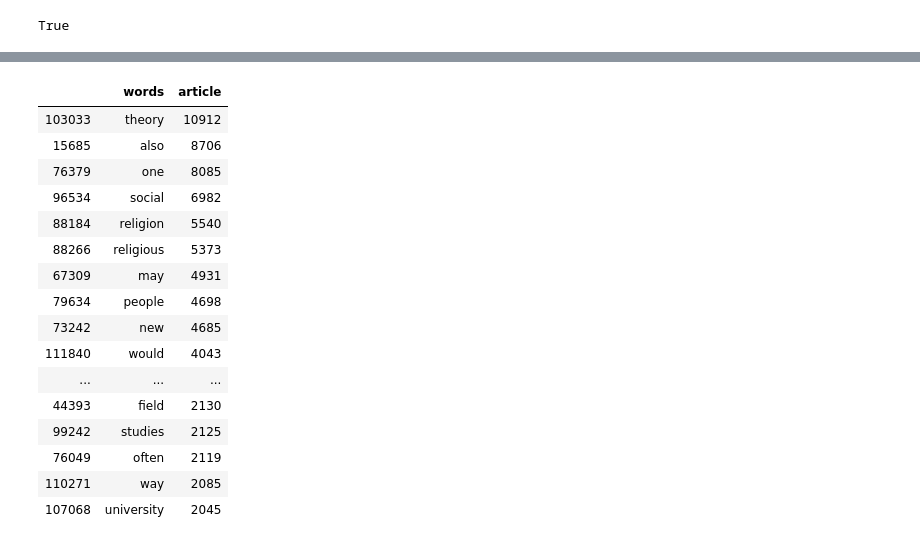
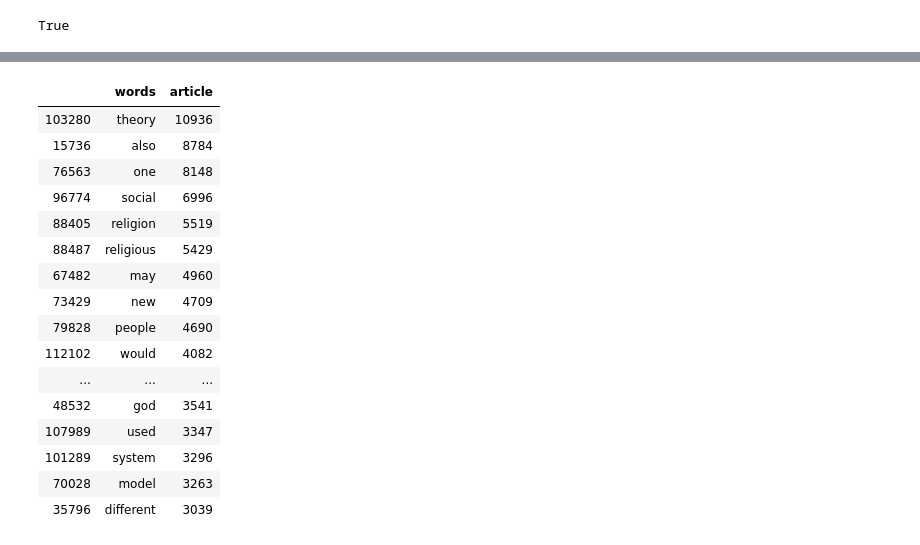
Before and after one commit to aaag97/ntds-projects, a Jupyter notebook: wikipedia.ipynb, the cells around one changed output, grey strips where cells are left out. Saved outputs shown, nothing was run; the diff lists cells and outputs as text; code cells hidden in the pictures.

```diff
--- a/wikipedia.ipynb
+++ b/wikipedia.ipynb
@@ -110,22 +108,22 @@ for i in range(len(list_articles)):
 # %%
 important_words_df = words_df.explode('words').groupby(['words']).count().reset_index().sort_values(['article'], ascending = False).head(1000)
 # %%
-important_words_df.head(50)
+important_words_df.head(20)
 # %% [output]
 |  | words | article |
-| 103033 | theory | 10912 |
-| 15685 | also | 8706 |
-| 76379 | one | 8085 |
-| 96534 | social | 6982 |
-| 88184 | religion | 5540 |
-| 88266 | religious | 5373 |
-| 67309 | may | 4931 |
-| 79634 | people | 4698 |
-| 73242 | new | 4685 |
-| 111840 | would | 4043 |
+| 103280 | theory | 10936 |
+| 15736 | also | 8784 |
+| 76563 | one | 8148 |
+| 96774 | social | 6996 |
+| 88405 | religion | 5519 |
+| 88487 | religious | 5429 |
+| 67482 | may | 4960 |
+| 73429 | new | 4709 |
+| 79828 | people | 4690 |
+| 112102 | would | 4082 |
 | ... | ... | ... |
-| 44393 | field | 2130 |
-| 99242 | studies | 2125 |
-| 76049 | often | 2119 |
-| 110271 | way | 2085 |
-| 107068 | university | 2045 |
+| 48532 | god | 3541 |
+| 107989 | used | 3347 |
+| 101289 | system | 3296 |
+| 70028 | model | 3263 |
+| 35796 | different | 3039 |
```
Also changed, not shown: parts of 25 cells of this notebook, 4 other files.
